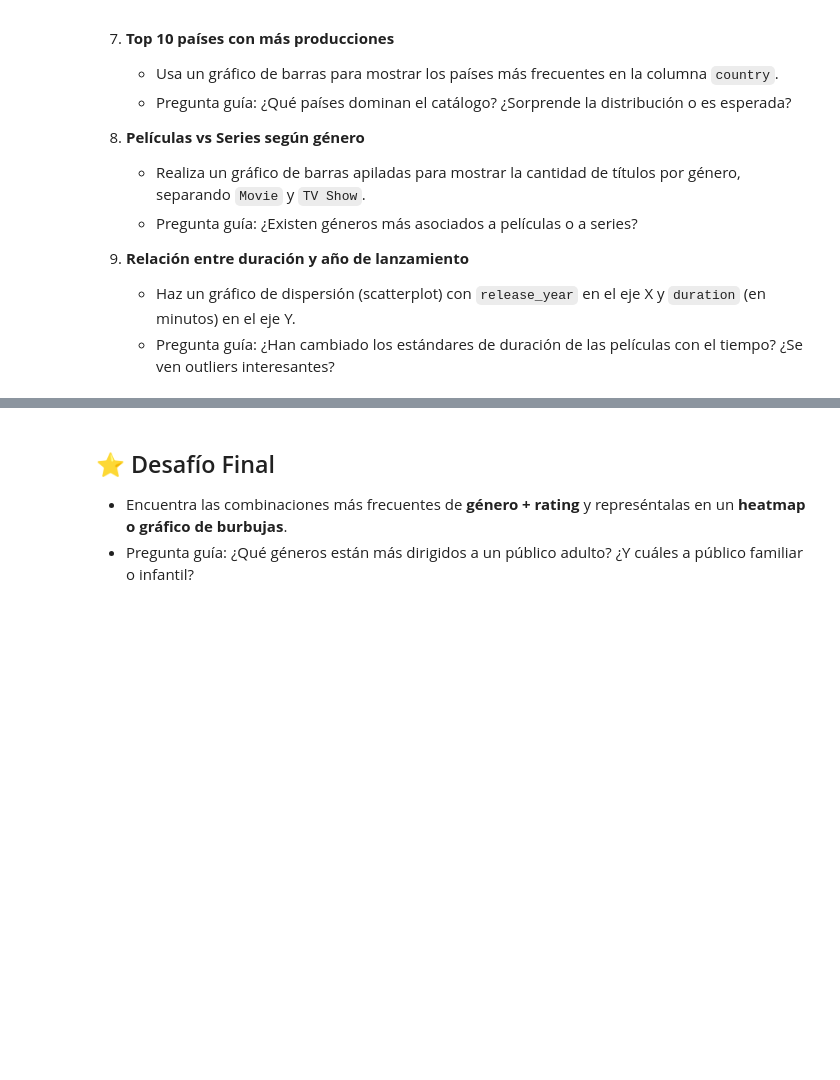
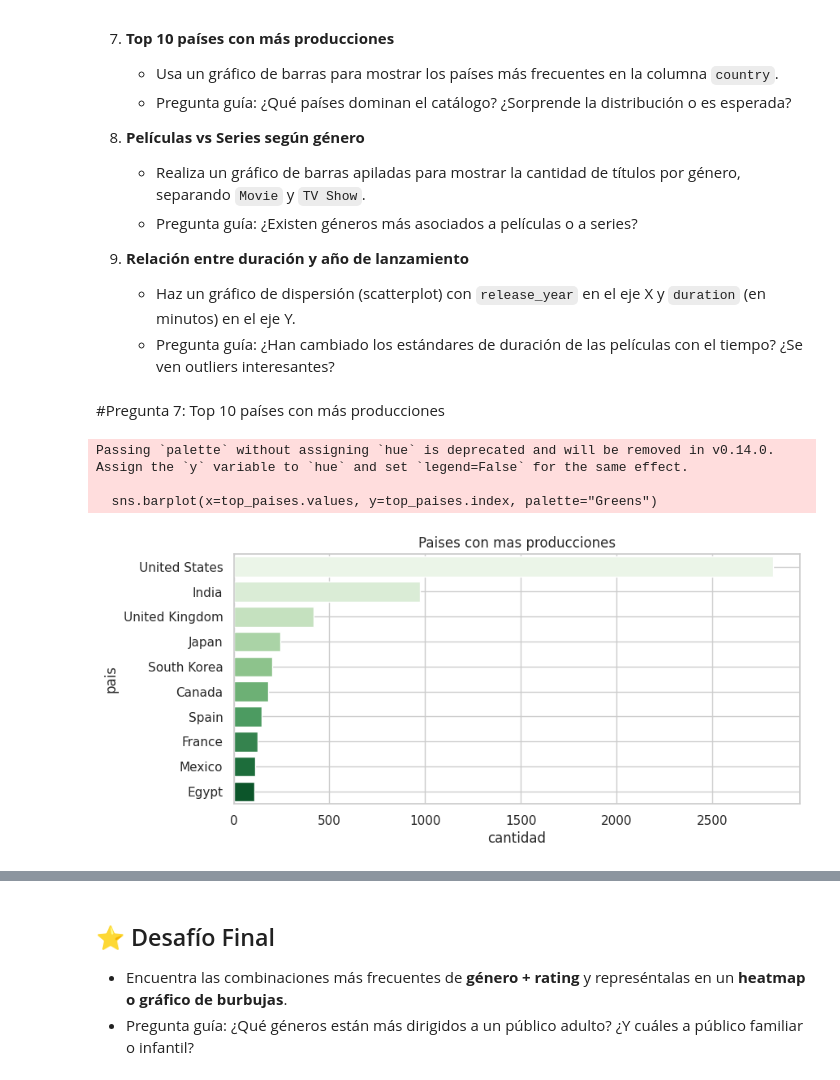
Before and after one commit to baitiarecorvalan/MAT281-Entregables, a Jupyter notebook: docs/codes/labs/lab_05.ipynb, the cells around one changed output, grey strips where cells are left out. Cells and saved outputs as stored; diff of their text form; code cells hidden in the pictures; blank space fills up the shorter version.

```diff
--- a/docs/codes/labs/lab_05.ipynb
+++ b/docs/codes/labs/lab_05.ipynb
@@ -205,0 +207,20 @@ plt.show()
+# %% [markdown]
+#Pregunta 7: Top 10 países con más producciones
+# %%
+#primero hacer el top10
+top_paises=df["country"].value_counts().head(10)
+
+#y ahora, el grafico:
+
+plt.figure(figsize=(9,4))
+sns.barplot(x=top_paises.values, y=top_paises.index, palette="Greens")
+plt.title("Paises con mas producciones")
+plt.xlabel("cantidad")
+plt.ylabel("pais")
+plt.grid(True)
+plt.show()
+# %% [output]
+Passing `palette` without assigning `hue` is deprecated and will be removed in v0.14.0. Assign the `y` variable to `hue` and set `legend=False` for the same effect.
+
+  sns.barplot(x=top_paises.values, y=top_paises.index, palette="Greens")
+[figure, added]
```
Also changed, not shown: parts of 12 cells of this notebook.
